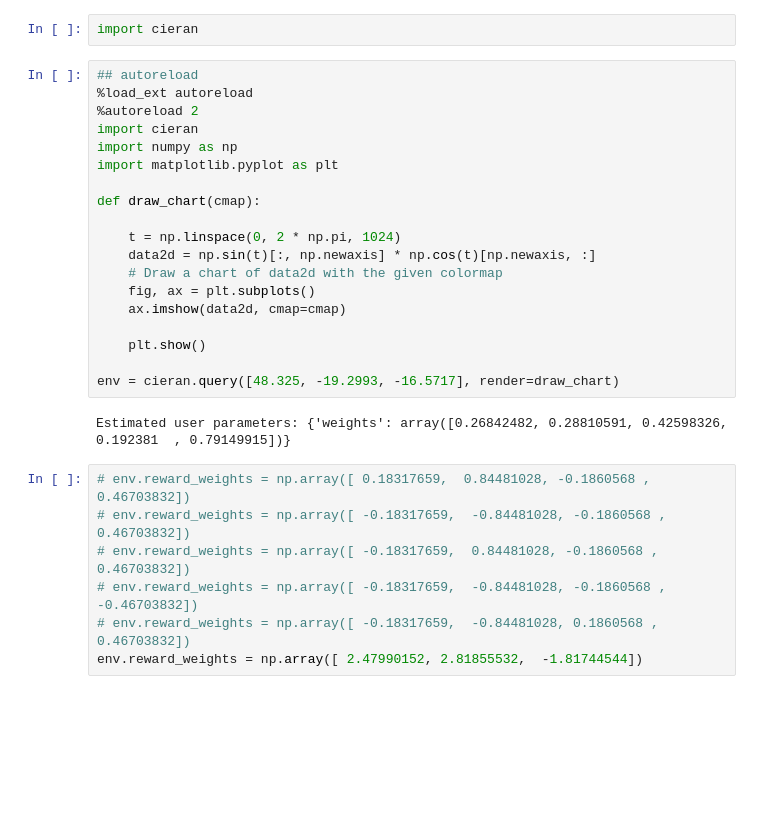
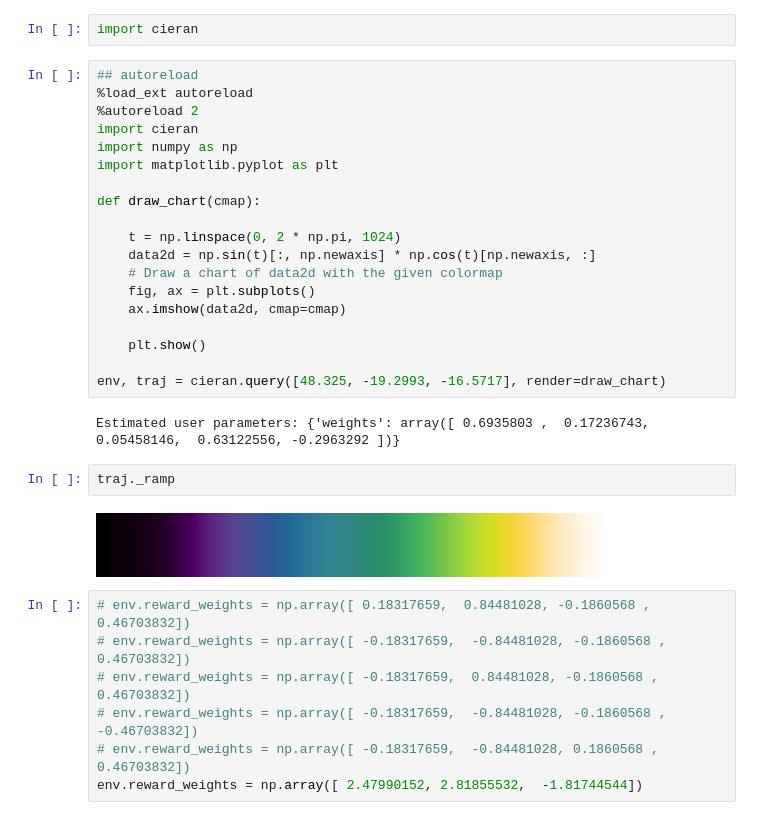
Before and after one commit to matthhong/cieran, a Jupyter notebook: test.ipynb, the cells around one changed output. Cells and saved outputs as stored; diff of their text form; blank space fills up the shorter version.

```diff
--- a/test.ipynb
+++ b/test.ipynb
@@ -18,9 +18,13 @@ def draw_chart(cmap):
 
     plt.show()
 
-env = cieran.query([48.325, -19.2993, -16.5717], render=draw_chart)
+env, traj = cieran.query([48.325, -19.2993, -16.5717], render=draw_chart)
 # %% [output]
-Estimated user parameters: {'weights': array([0.26842482, 0.28810591, 0.42598326, 0.192381  , 0.79149915])}
+Estimated user parameters: {'weights': array([ 0.6935803 ,  0.17236743,  0.05458146,  0.63122556, -0.2963292 ])}
+# %%
+traj._ramp
+# %% [output]
+[figure, added]
 # %%
 # env.reward_weights = np.array([ 0.18317659,  0.84481028, -0.1860568 ,  0.46703832])
 # env.reward_weights = np.array([ -0.18317659,  -0.84481028, -0.1860568 ,  0.46703832])
```
Also changed, not shown: parts of 5 cells of this notebook, 2 other files.
